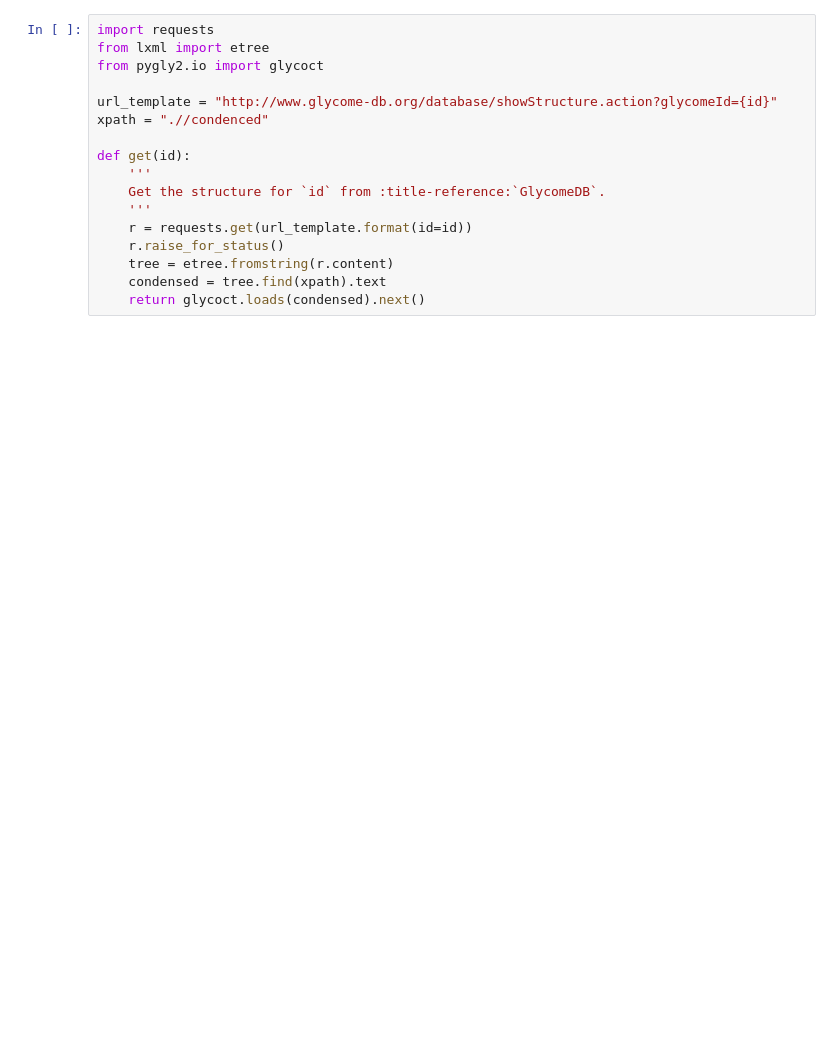
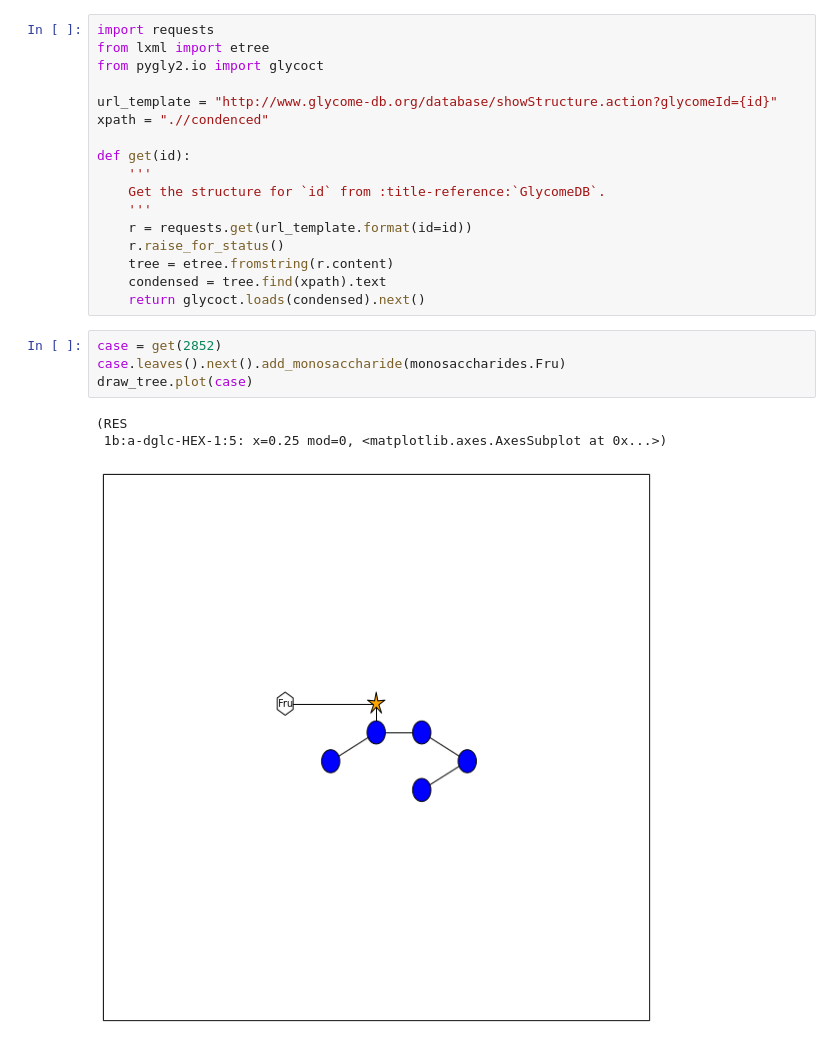
Before and after one commit to mobiusklein/glypy, a Jupyter notebook: contrib/plot/Testing.ipynb, the cells around one changed output. Drawn from its saved outputs; the diff is of its cells as text; blank space fills up the shorter version.

```diff
--- a/contrib/plot/Testing.ipynb
+++ b/contrib/plot/Testing.ipynb
@@ -100,4 +95,12 @@ def get(id):
     tree = etree.fromstring(r.content)
     condensed = tree.find(xpath).text
     return glycoct.loads(condensed).next()
+# %%
+case = get(2852)
+case.leaves().next().add_monosaccharide(monosaccharides.Fru)
+draw_tree.plot(case)
+# %% [output]
+(RES
+ 1b:a-dglc-HEX-1:5: x=0.25 mod=0, <matplotlib.axes.AxesSubplot at 0x...>)
+[figure, added]
 # %%
```
Also changed, not shown: parts of 7 cells of this notebook, 23 other files.
